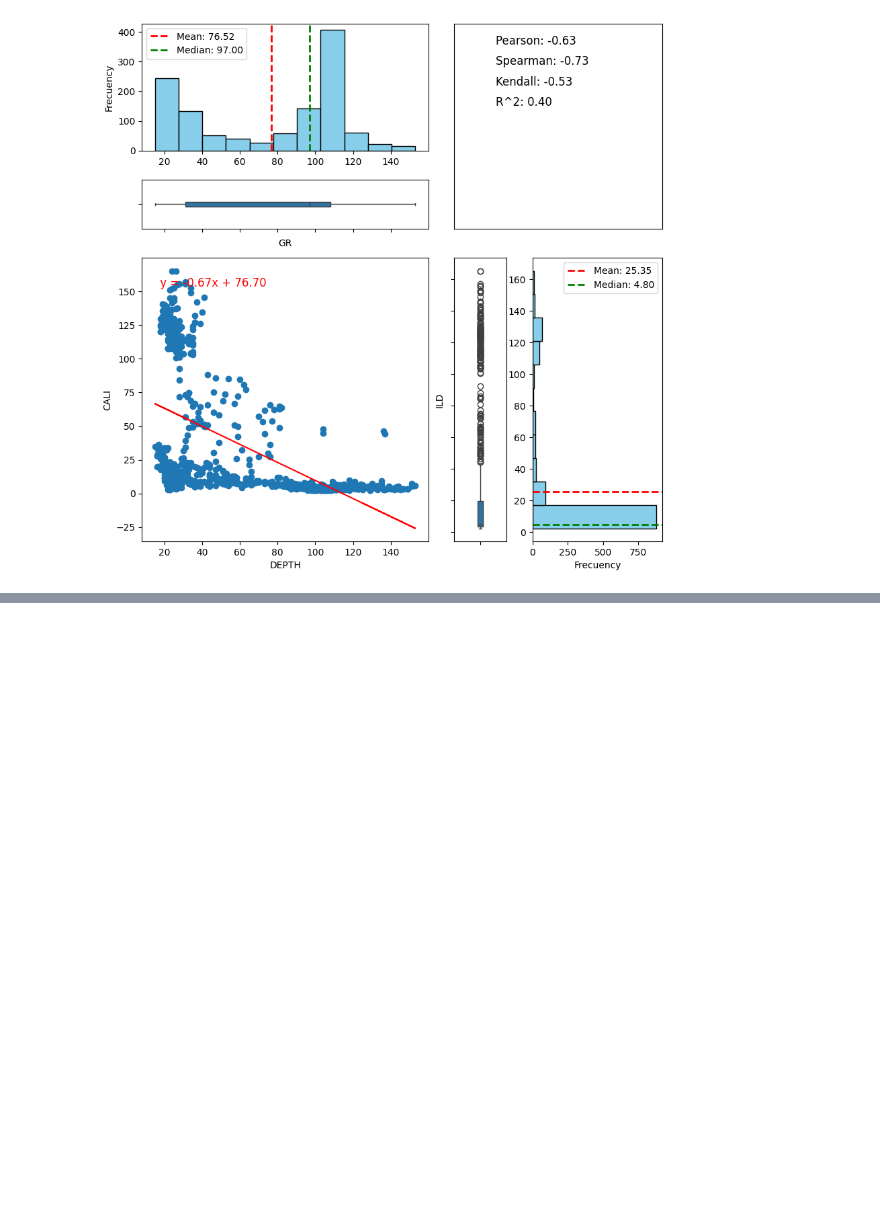
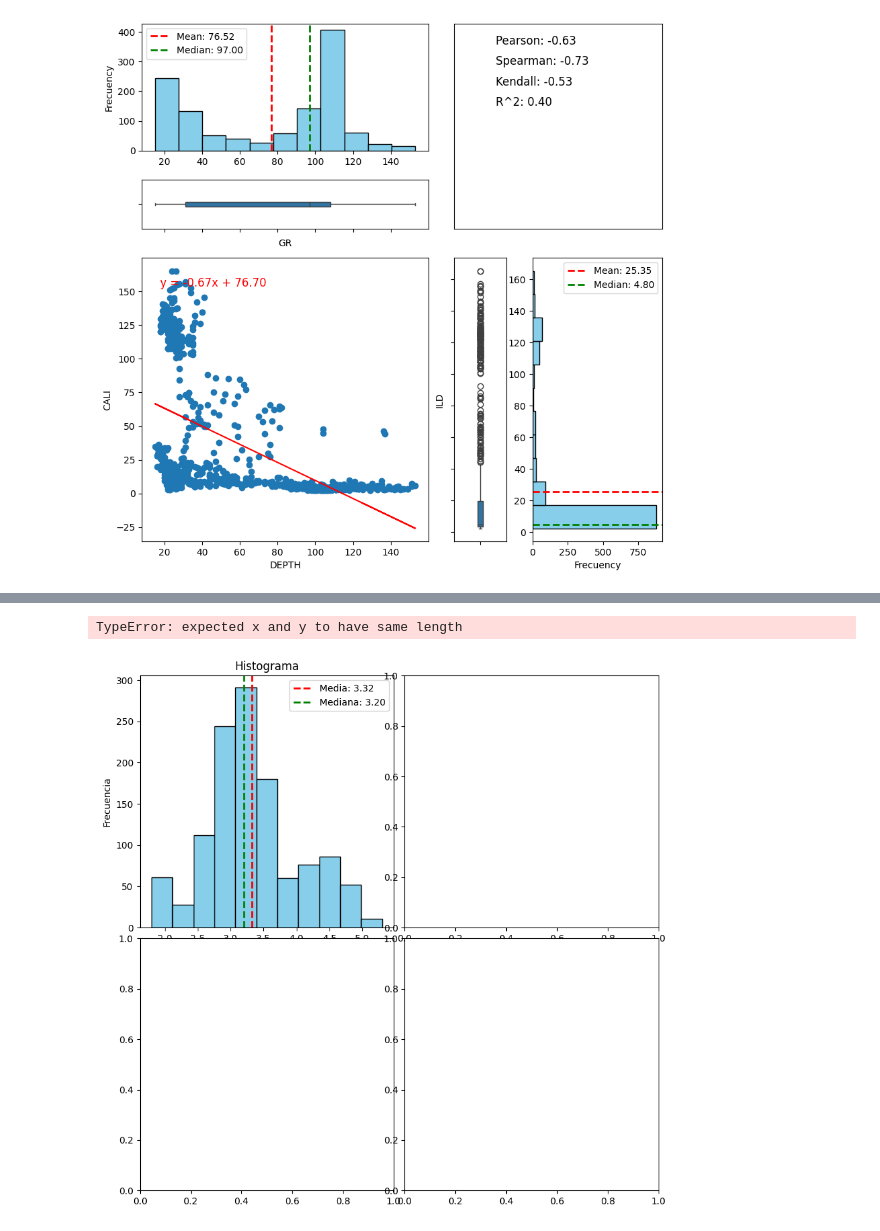
Before and after one commit to smoralesc91/DataScience2024, a Jupyter notebook: T1_mod_ver1.ipynb, the cells around one changed output, grey strips where cells are left out. Drawn from its saved outputs; the diff is of its cells as text; code cells hidden in the pictures; blank space fills up the shorter version.

```diff
--- a/T1_mod_ver1.ipynb
+++ b/T1_mod_ver1.ipynb
@@ -365,2 +383,5 @@ rl=regresion_lineal(df.GR, df.PEF)
 # %%
-crear_graficos_estadisticos(df.PEF)
+crear_graficos_estadisticos(data.PEF)
+# %% [output]
+TypeError: expected x and y to have same length
+[figure, added]
```
Also changed, not shown: parts of 3 cells of this notebook.
